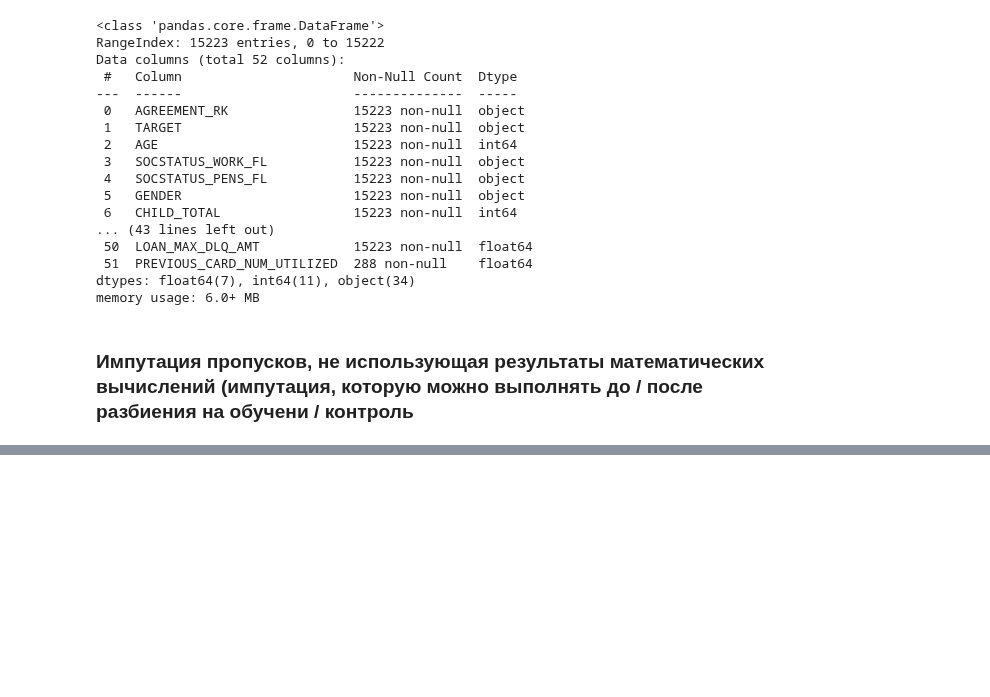
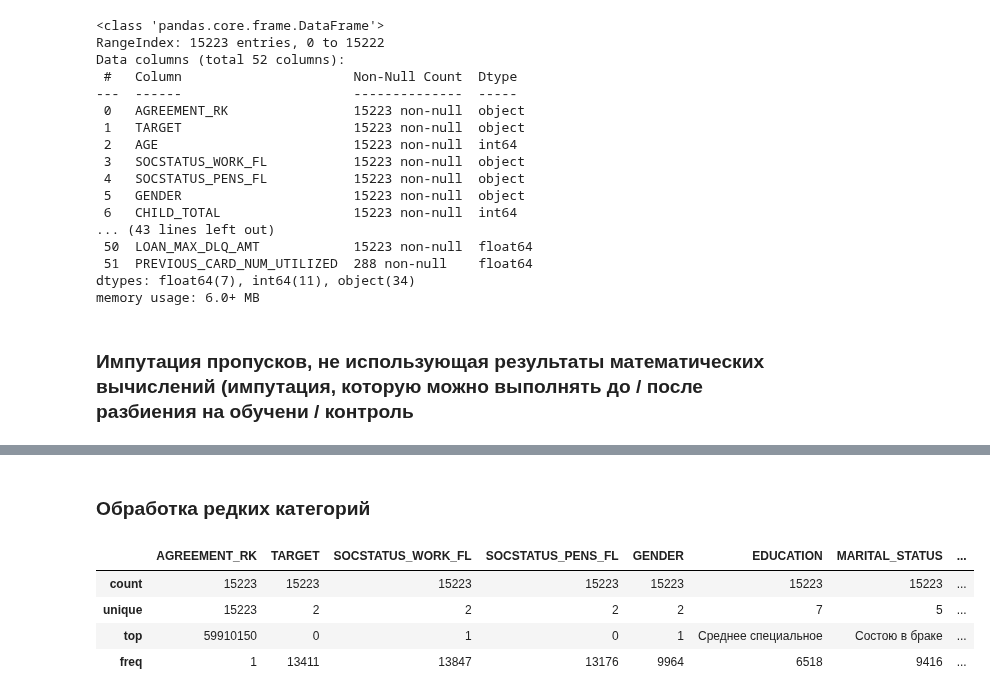
Before and after one commit to ShaidulinAndrew/Pandas_classes, a Jupyter notebook: Data_preparation_OTP.ipynb, the cells around one changed output, grey strips where cells are left out. Drawn from its saved outputs; the diff is of its cells as text; code cells hidden in the pictures; blank space fills up the shorter version.

```diff
--- a/Data_preparation_OTP.ipynb
+++ b/Data_preparation_OTP.ipynb
@@ -107,3 +107,7 @@ data['REGION_NM'] = np.where(data['REGION_NM'].isnull(), 'Не указано',
 # %%
 # пропуски в переменной TP_PROVINCE заменим значением переменной FACT_ADDRESS_PROVINCE
 data['TP_PROVINCE'] = np.where(data['TP_PROVINCE'].isnull(), data['FACT_ADDRESS_PROVINCE'], data['TP_PROVINCE'])
+# %%
+# заменяем пропуски в переменной PREVIOUS_CARD_NUM_UTILIZED нулями
+data['PREVIOUS_CARD_NUM_UTILIZED'] = np.where(data['PREVIOUS_CARD_NUM_UTILIZED'].isnull(), 0,
+                                              data['PREVIOUS_CARD_NUM_UTILIZED'])
@@ -109,0 +135,16 @@ data['TP_PROVINCE'] = np.where(data['TP_PROVINCE'].isnull(), data['FACT_ADDRESS_
+# %% [markdown]
+### __Обработка редких категорий__
+# %%
+# выделяем категориальные переменные в группу
+categorical_columns = [c for c in data.columns if data[c].dtype.name == 'object']
+
+# выводим статистики по категориальным переменным, смотрим unique - количество уникальных значений которые принимает переменная
+# выявляем бесполезные переменные - переменные, у которых уникальных значений столько, сколько наблюдений (AGREEMENT_RK)
+# и переменные с одним уникальным значением (DL_DOCUMENT_FL)
+data[categorical_columns].describe()
+# %% [output]
+|  | AGREEMENT_RK | TARGET | SOCSTATUS_WORK_FL | SOCSTATUS_PENS_FL | GENDER | EDUCATION | MARITAL_STATUS | ... |
+| count | 15223 | 15223 | 15223 | 15223 | 15223 | 15223 | 15223 | ... |
+| unique | 15223 | 2 | 2 | 2 | 2 | 7 | 5 | ... |
+| top | 59910150 | 0 | 1 | 0 | 1 | Среднее специальное | Состою в браке | ... |
+| freq | 1 | 13411 | 13847 | 13176 | 9964 | 6518 | 9416 | ... |
```
Also changed, not shown: parts of 5 cells of this notebook.
